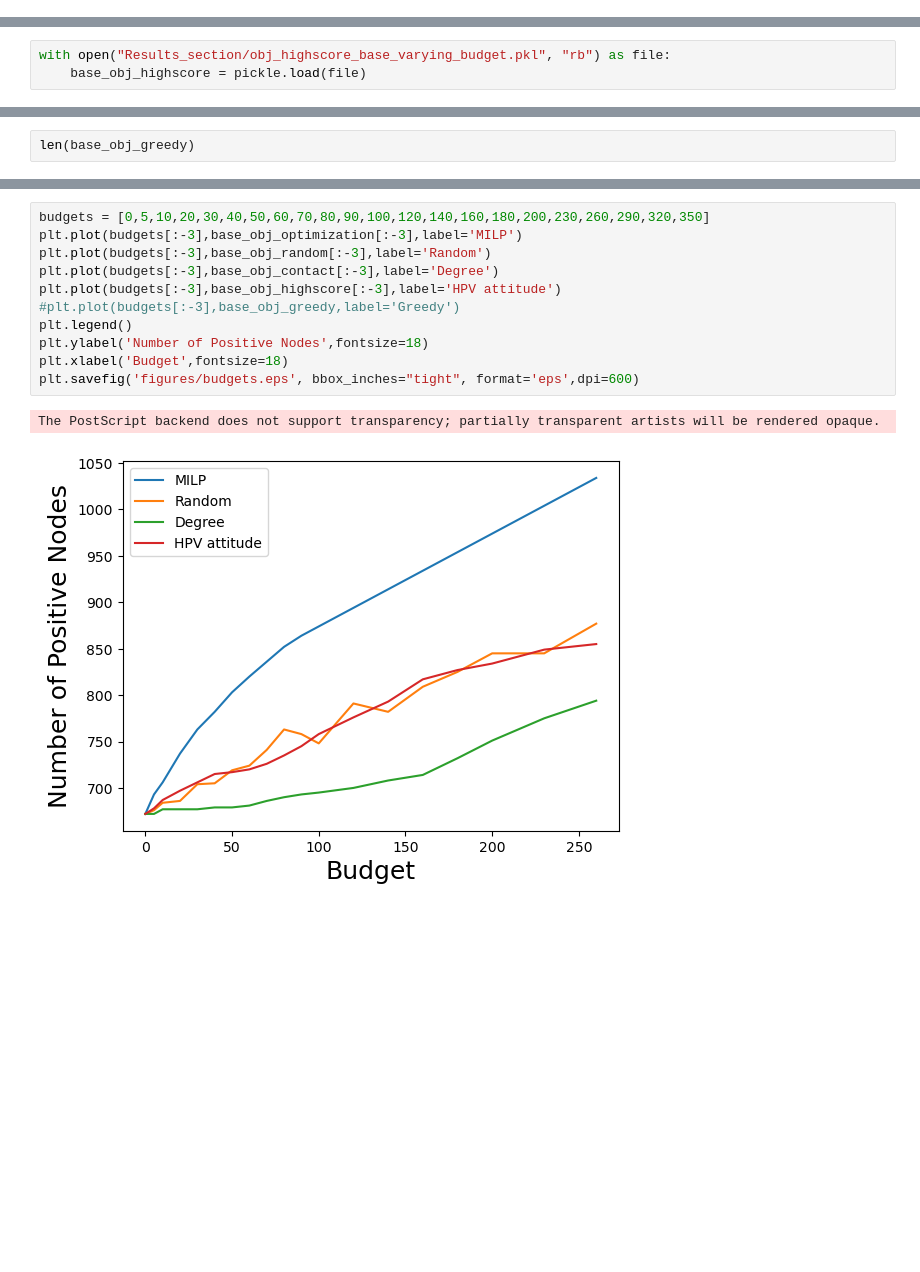
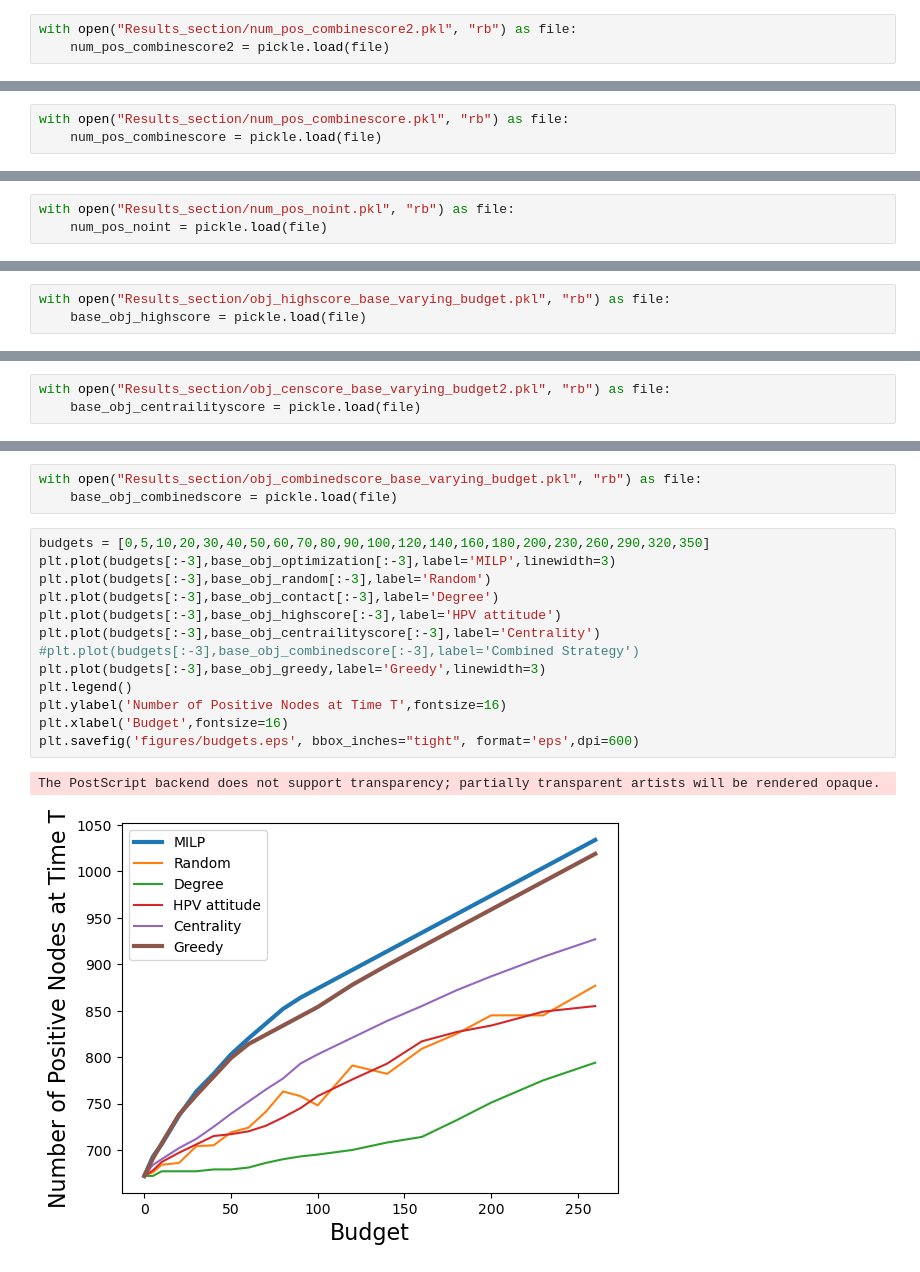
Before and after one commit to suyanpengzhang/HPV-Network, a Jupyter notebook: HPV--Optimization Result--Paper.ipynb, the cells around one changed output, grey strips where cells are left out. Saved outputs shown, nothing was run; the diff lists cells and outputs as text; blank space fills up the shorter version.

```diff
--- a/HPV--Optimization Result--Paper.ipynb
+++ b/HPV--Optimization Result--Paper.ipynb
@@ -252,0 +322,3 @@ with open("Results_section/num_pos_optimization.pkl", "rb") as file:
+# %%
+with open("Results_section/num_pos_combinescore2.pkl", "rb") as file:
+    num_pos_combinescore2 = pickle.load(file)
@@ -252,0 +343,3 @@ with open("Results_section/num_pos_optimization.pkl", "rb") as file:
+# %%
+with open("Results_section/num_pos_combinescore.pkl", "rb") as file:
+    num_pos_combinescore = pickle.load(file)
@@ -253,3 +354,6 @@ with open("Results_section/num_pos_optimization.pkl", "rb") as file:
+# %%
+with open("Results_section/num_pos_noint.pkl", "rb") as file:
+    num_pos_noint = pickle.load(file)
 # %%
 #generate solution with highest HPV score
 highscore_sol = []
@@ -594,2 +719,3 @@ with open("Results_section/obj_highscore_base_varying_budget.pkl", "rb") as file
 # %%
-len(base_obj_greedy)
+with open("Results_section/obj_censcore_base_varying_budget2.pkl", "rb") as file:
+    base_obj_centrailityscore = pickle.load(file)
@@ -598,14 +736,19 @@ len(base_obj_greedy)
+# %%
+with open("Results_section/obj_combinedscore_base_varying_budget.pkl", "rb") as file:
+    base_obj_combinedscore = pickle.load(file)
 # %%
 budgets = [0,5,10,20,30,40,50,60,70,80,90,100,120,140,160,180,200,230,260,290,320,350]
-plt.plot(budgets[:-3],base_obj_optimization[:-3],label='MILP')
+plt.plot(budgets[:-3],base_obj_optimization[:-3],label='MILP',linewidth=3)
 plt.plot(budgets[:-3],base_obj_random[:-3],label='Random')
 plt.plot(budgets[:-3],base_obj_contact[:-3],label='Degree')
 plt.plot(budgets[:-3],base_obj_highscore[:-3],label='HPV attitude')
-#plt.plot(budgets[:-3],base_obj_greedy,label='Greedy')
+plt.plot(budgets[:-3],base_obj_centrailityscore[:-3],label='Centrality')
+#plt.plot(budgets[:-3],base_obj_combinedscore[:-3],label='Combined Strategy')
+plt.plot(budgets[:-3],base_obj_greedy,label='Greedy',linewidth=3)
 plt.legend()
-plt.ylabel('Number of Positive Nodes',fontsize=18)
-plt.xlabel('Budget',fontsize=18)
+plt.ylabel('Number of Positive Nodes at Time T',fontsize=16)
+plt.xlabel('Budget',fontsize=16)
 plt.savefig('figures/budgets.eps', bbox_inches="tight", format='eps',dpi=600)
 # %% [output]
 The PostScript backend does not support transparency; partially transparent artists will be rendered opaque.
-[figure, old version]
+[figure, new version]
```
Also changed, not shown: parts of 17 cells of this notebook, 23 other files.
